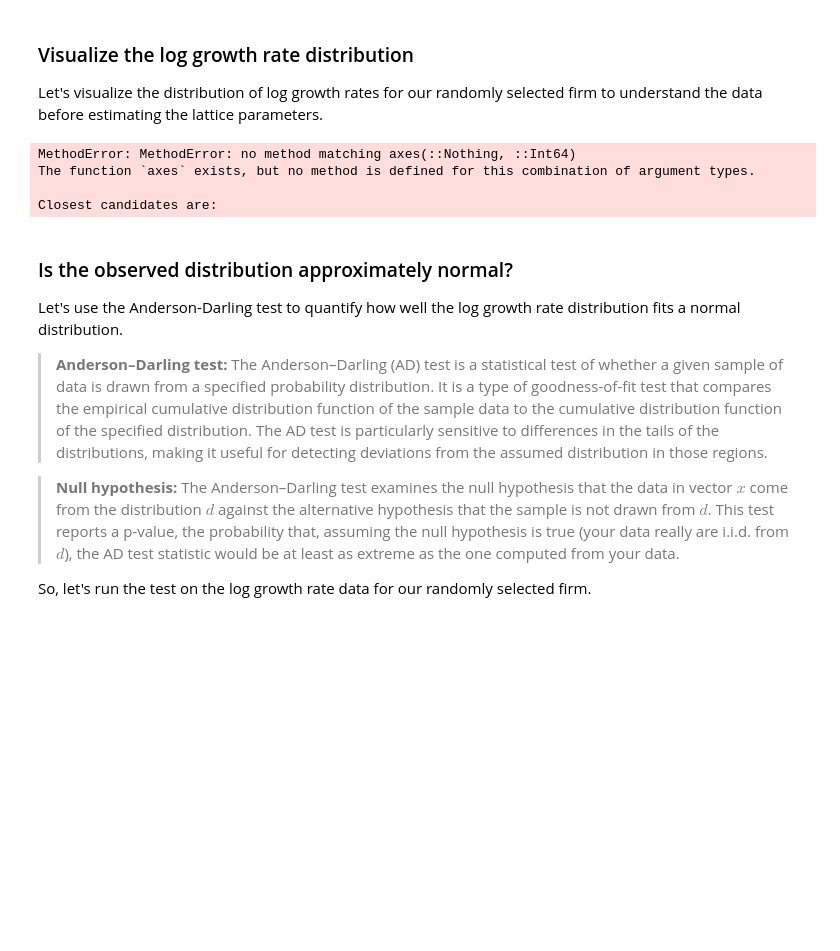
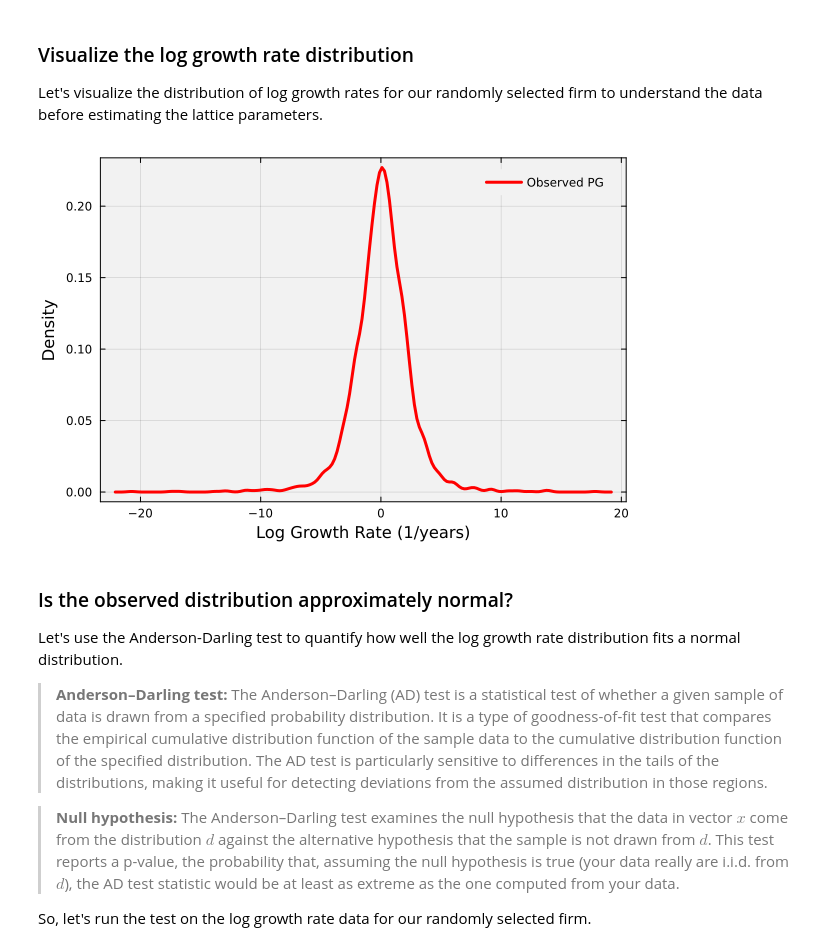
Before and after one commit to CHEME-5660-Classroom-Cornell/ps2-5660-f25-llc222-blip, a Jupyter notebook: PS2-CHEME-5660-Student-LatticeStylizedFacts-RWPM-Fall-2025.ipynb, the cells around one changed output. Drawn from its saved outputs; the diff is of its cells as text; code cells hidden in the pictures; blank space fills up the shorter version.

```diff
--- a/PS2-CHEME-5660-Student-LatticeStylizedFacts-RWPM-Fall-2025.ipynb
+++ b/PS2-CHEME-5660-Student-LatticeStylizedFacts-RWPM-Fall-2025.ipynb
@@ -120,7 +115,7 @@ log_growth_array = let
     # TODO: call the log_growth_matrix(...) function here to compute the log growth array for the randomly selected firm
     # TODO: the function takes two inputs: (1) the dataset dictionary, and (2) the randomly selected firm ticker symbol
     # TODO: uncomment the line below and re-run this cell to compute the log growth array
-    # log_growth_array = log_growth_matrix(dataset, random_firm_ticker);
+    log_growth_array = log_growth_matrix(dataset, random_firm_ticker);
 
     log_growth_array; # return
 end;
@@ -130,15 +125,12 @@ Let's visualize the distribution of log growth rates for our randomly selected f
 # %%
 let
     density(log_growth_array, label="Observed $(random_firm_ticker)", lw=3, c=:red)
-    xlabel!("Log Growth Rate (1/years)", fontsize=18)
-    ylabel!("Density", fontsize=18)
+    xlabel!("Log Growth Rate (1/years)", fontsize=12)
+    ylabel!("Density", fontsize=12)
     plot!(bg="gray95", background_color_outside="white", framestyle = :box, fg_legend = :transparent);
 end
 # %% [output]
-MethodError: MethodError: no method matching axes(::Nothing, ::Int64)
-The function `axes` exists, but no method is defined for this combination of argument types.
-
-Closest candidates are:
+[figure, added]
 # %% [markdown]
 ### Is the observed distribution approximately normal?
 Let's use the Anderson-Darling test to quantify how well the log growth rate distribution fits a normal distribution.
```
Also changed, not shown: parts of 28 cells of this notebook.
